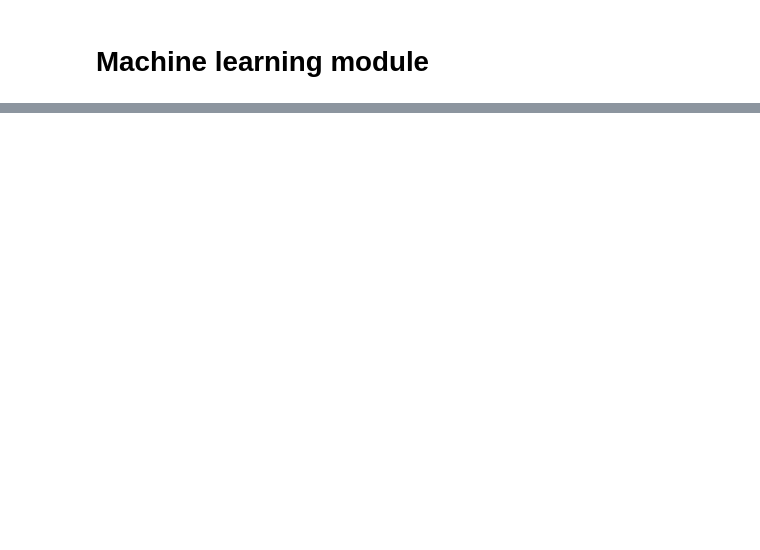
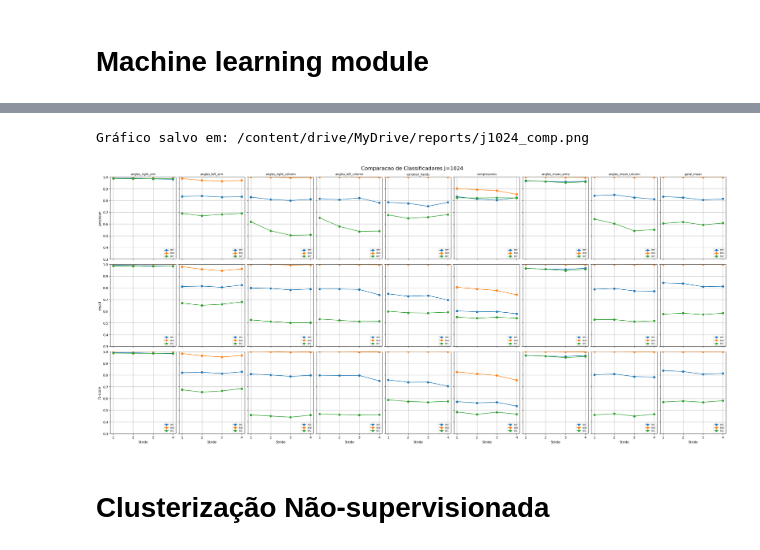
Before and after one commit to barauna-lo/rcp_classifier, a Jupyter notebook: MachineLearningModule.ipynb, the cells around one changed output, grey strips where cells are left out. Saved outputs shown, nothing was run; the diff lists cells and outputs as text; code cells hidden in the pictures; blank space fills up the shorter version.

```diff
--- a/MachineLearningModule.ipynb
+++ b/MachineLearningModule.ipynb
@@ -119,0 +357,8 @@ Matriz de confusão:
+# %%
+classificadores = ['dtc', 'xgb', 'svc']
+plot_comp_models(classificadores, "/content/drive/MyDrive/reports", 2**10)
+# %% [output]
+Gráfico salvo em: /content/drive/MyDrive/reports/j1024_comp.png
+[figure, added]
+# %% [markdown]
+# Clusterização Não-supervisionada
```
Also changed, not shown: parts of 26 cells of this notebook.
